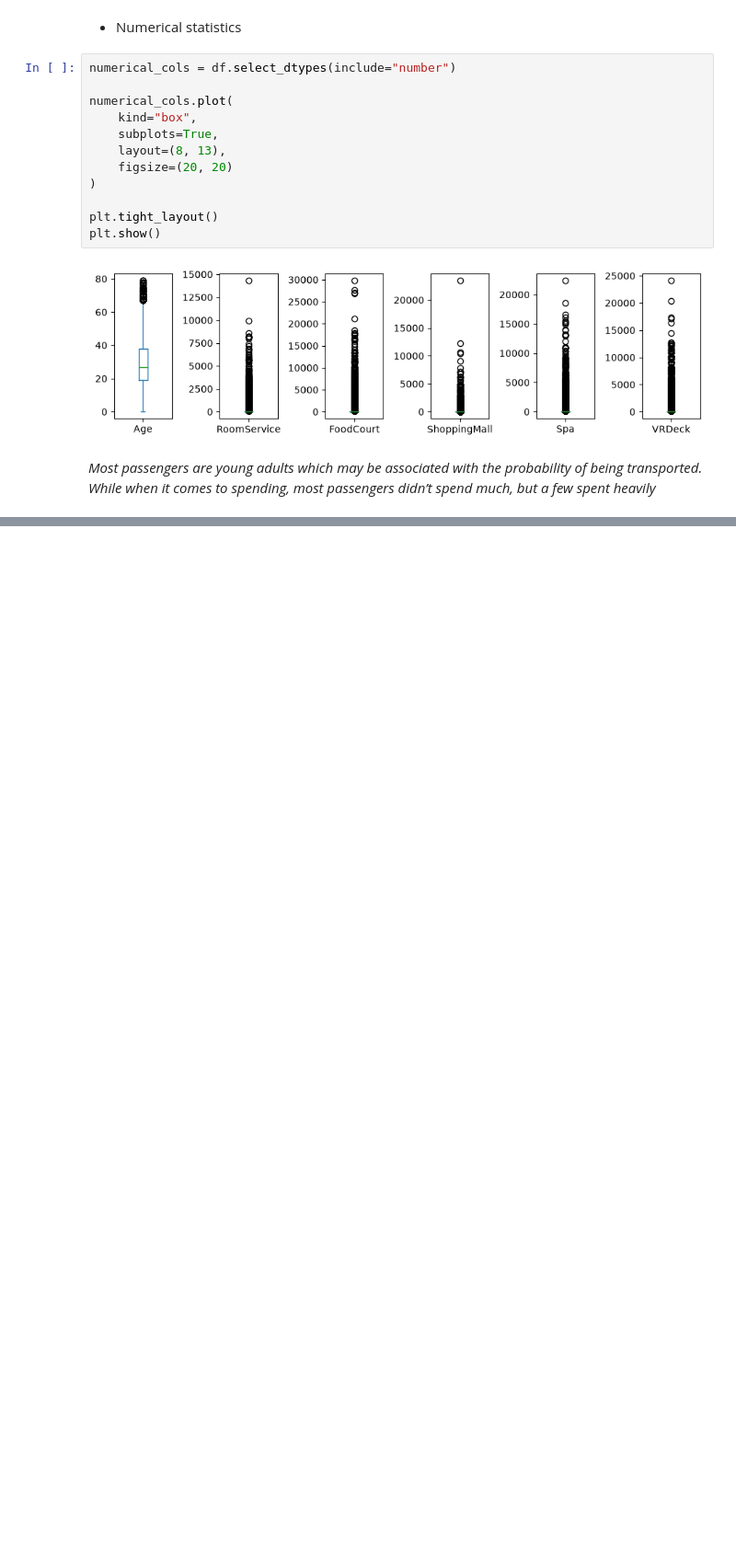
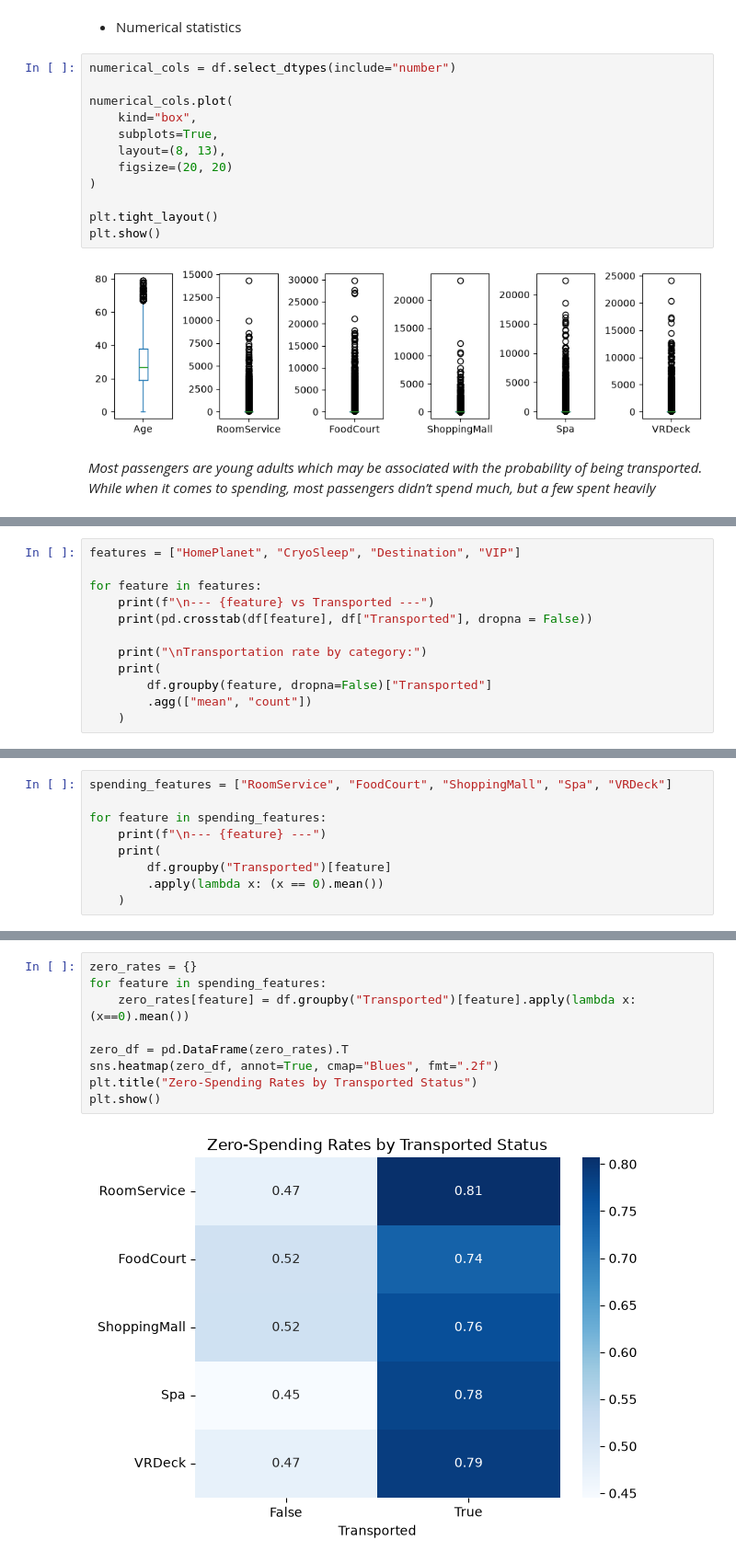
Before and after one commit to divneyrop/data-portfolio, a Jupyter notebook: notebooks/spaceship/eda.ipynb, the cells around one changed output, grey strips where cells are left out. Shown at 92% size. Drawn from its saved outputs; the diff is of its cells as text; blank space fills up the shorter version.

```diff
--- a/notebooks/spaceship/eda.ipynb
+++ b/notebooks/spaceship/eda.ipynb
@@ -117,0 +122,12 @@ plt.show()
+# %%
+features = ["HomePlanet", "CryoSleep", "Destination", "VIP"]
+
+for feature in features:
+    print(f"\n--- {feature} vs Transported ---")
+    print(pd.crosstab(df[feature], df["Transported"], dropna = False))
+
+    print("\nTransportation rate by category:")
+    print(
+        df.groupby(feature, dropna=False)["Transported"]
+        .agg(["mean", "count"])
+    )
@@ -117,0 +180,9 @@ plt.show()
+# %%
+spending_features = ["RoomService", "FoodCourt", "ShoppingMall", "Spa", "VRDeck"]
+
+for feature in spending_features:
+    print(f"\n--- {feature} ---")
+    print(
+        df.groupby("Transported")[feature]
+        .apply(lambda x: (x == 0).mean())
+    )
@@ -117,0 +207,11 @@ plt.show()
+# %%
+zero_rates = {}
+for feature in spending_features:
+    zero_rates[feature] = df.groupby("Transported")[feature].apply(lambda x: (x==0).mean())
+
+zero_df = pd.DataFrame(zero_rates).T
+sns.heatmap(zero_df, annot=True, cmap="Blues", fmt=".2f")
+plt.title("Zero-Spending Rates by Transported Status")
+plt.show()
+# %% [output]
+[figure, added]
```
Also changed, not shown: parts of 9 cells of this notebook.
